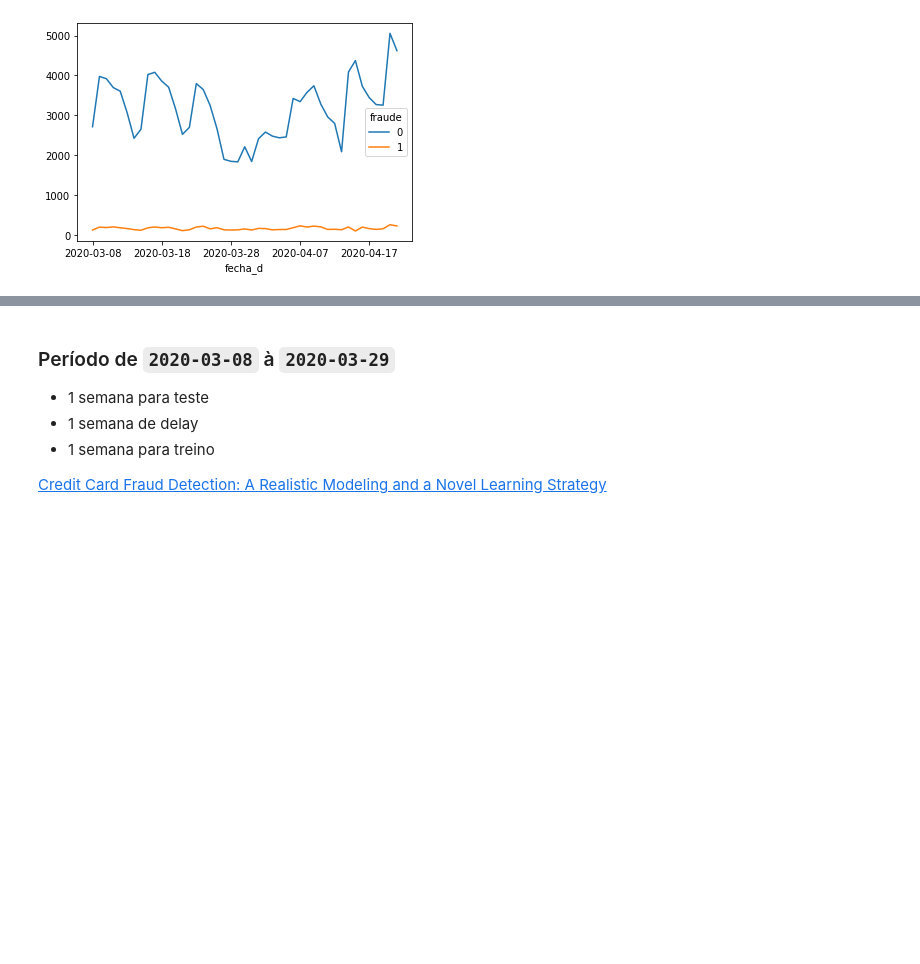
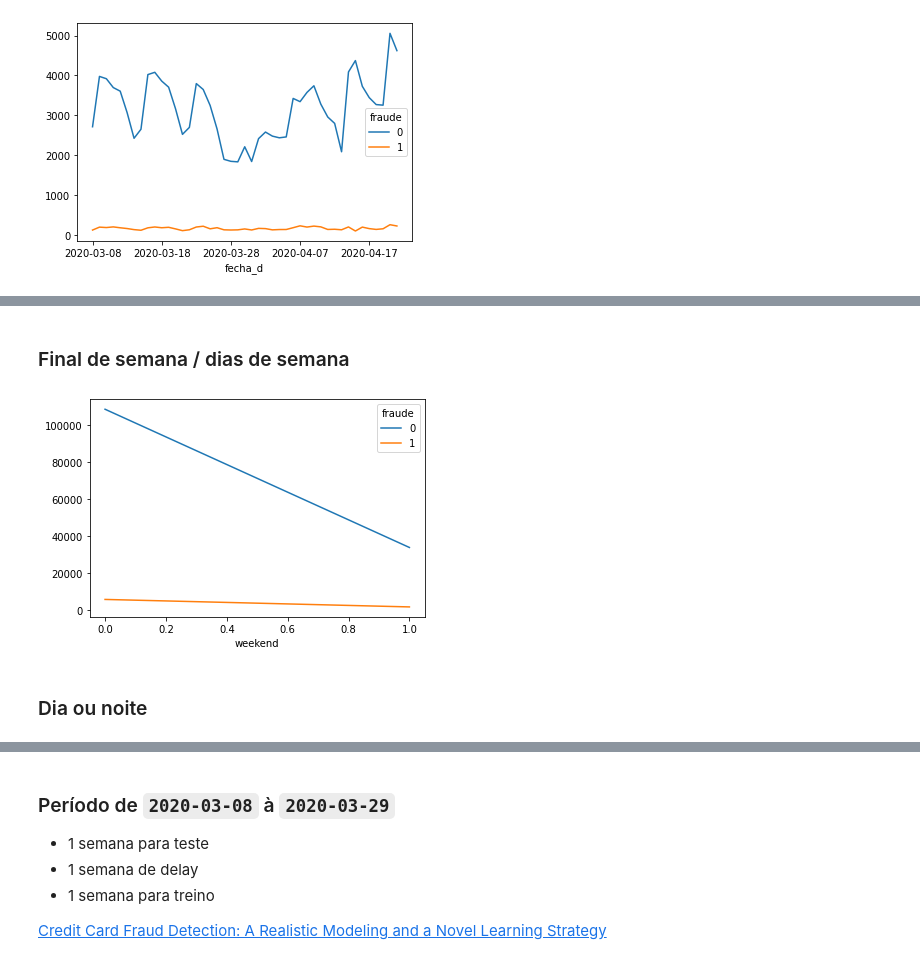
Before and after one commit to ggarciabas/ml_engineer, a Jupyter notebook: ds/notebook.ipynb, the cells around one changed output, grey strips where cells are left out. Drawn from its saved outputs; the diff is of its cells as text; code cells hidden in the pictures; blank space fills up the shorter version.

```diff
--- a/ds/notebook.ipynb
+++ b/ds/notebook.ipynb
@@ -173,0 +200,12 @@ Problemas:
+# %%
+pd_dados['fecha'] = pd.to_datetime(pd_dados['fecha'])
+# %% [markdown]
+### Final de semana / dias de semana
+# %%
+pd_dados['weekend'] = pd_dados['fecha'].apply(lambda x: 1 if x.weekday()>=5 else 0)
+# %%
+pdWek = pd_dados[['weekend', 'fraude', 'a']].groupby(['weekend','fraude']).count().reset_index().pivot(index="weekend", columns=["fraude"], values="a").plot()
+# %% [output]
+[figure, added]
+# %% [markdown]
+### Dia ou noite
```
Also changed, not shown: parts of 39 cells of this notebook.
